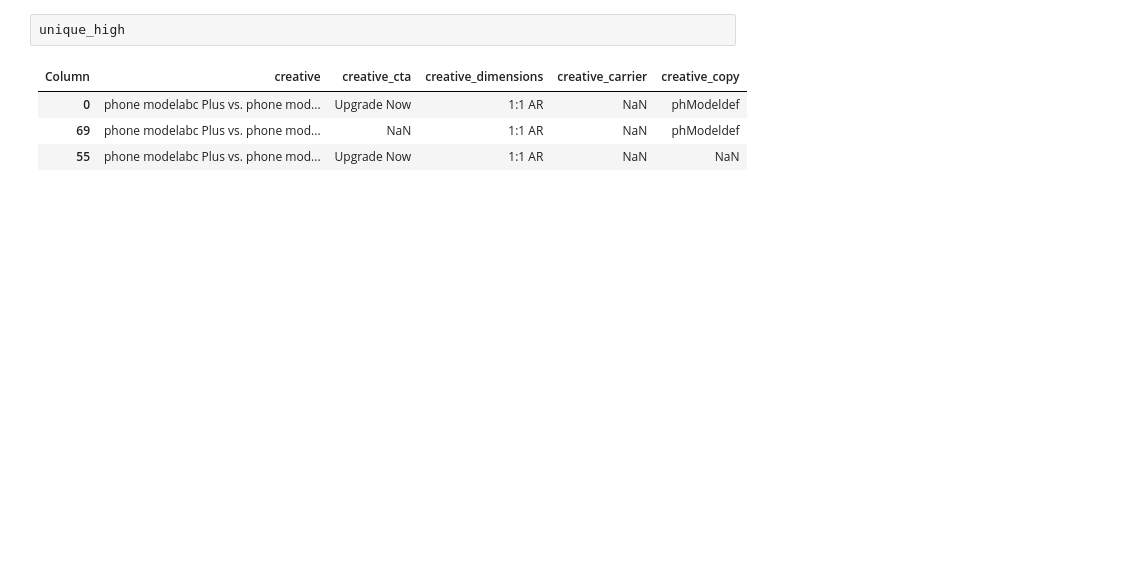
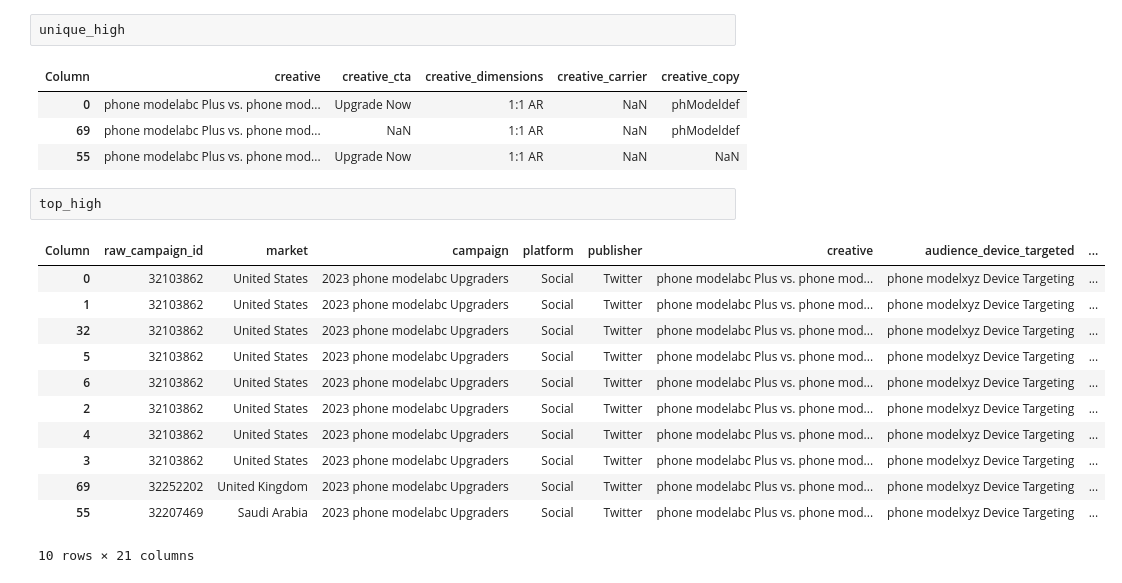
Before and after one commit to Stoichiometrical/Data-Analysis-Case-Studies, a Jupyter notebook: CaseStudy.ipynb, the cells around one changed output. Drawn from its saved outputs; the diff is of its cells as text; blank space fills up the shorter version.

```diff
--- a/CaseStudy.ipynb
+++ b/CaseStudy.ipynb
@@ -945,6 +945,21 @@ unique_high
 | 0 | phone modelabc Plus vs. phone mod... | Upgrade Now | 1:1 AR | NaN | phModeldef |
 | 69 | phone modelabc Plus vs. phone mod... | NaN | 1:1 AR | NaN | phModeldef |
 | 55 | phone modelabc Plus vs. phone mod... | Upgrade Now | 1:1 AR | NaN | NaN |
+# %%
+top_high
+# %% [output]
+| Column | raw_campaign_id | market | campaign | platform | publisher | creative | audience_device_targeted | ... |
+| 0 | 32103862 | United States | 2023 phone modelabc Upgraders | Social | Twitter | phone modelabc Plus vs. phone mod... | phone modelxyz Device Targeting | ... |
+| 1 | 32103862 | United States | 2023 phone modelabc Upgraders | Social | Twitter | phone modelabc Plus vs. phone mod... | phone modelxyz Device Targeting | ... |
+| 32 | 32103862 | United States | 2023 phone modelabc Upgraders | Social | Twitter | phone modelabc Plus vs. phone mod... | phone modelxyz Device Targeting | ... |
+| 5 | 32103862 | United States | 2023 phone modelabc Upgraders | Social | Twitter | phone modelabc Plus vs. phone mod... | phone modelxyz Device Targeting | ... |
+| 6 | 32103862 | United States | 2023 phone modelabc Upgraders | Social | Twitter | phone modelabc Plus vs. phone mod... | phone modelxyz Device Targeting | ... |
+| 2 | 32103862 | United States | 2023 phone modelabc Upgraders | Social | Twitter | phone modelabc Plus vs. phone mod... | phone modelxyz Device Targeting | ... |
+| 4 | 32103862 | United States | 2023 phone modelabc Upgraders | Social | Twitter | phone modelabc Plus vs. phone mod... | phone modelxyz Device Targeting | ... |
+| 3 | 32103862 | United States | 2023 phone modelabc Upgraders | Social | Twitter | phone modelabc Plus vs. phone mod... | phone modelxyz Device Targeting | ... |
+| 69 | 32252202 | United Kingdom | 2023 phone modelabc Upgraders | Social | Twitter | phone modelabc Plus vs. phone mod... | phone modelxyz Device Targeting | ... |
+| 55 | 32207469 | Saudi Arabia | 2023 phone modelabc Upgraders | Social | Twitter | phone modelabc Plus vs. phone mod... | phone modelxyz Device Targeting | ... |
+10 rows × 21 columns
 # %%
 # Compare the performance of two platforms
 platform_results = data.groupby(["platform","spend_category"]).agg(
```
Also changed, not shown: parts of 16 cells of this notebook, 3 other files.
